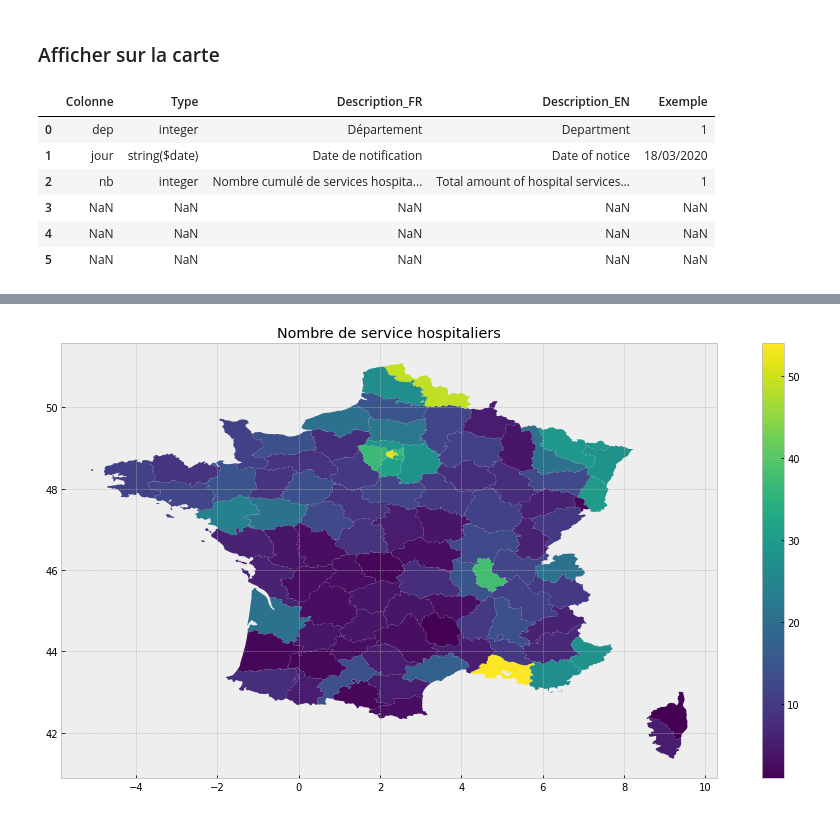
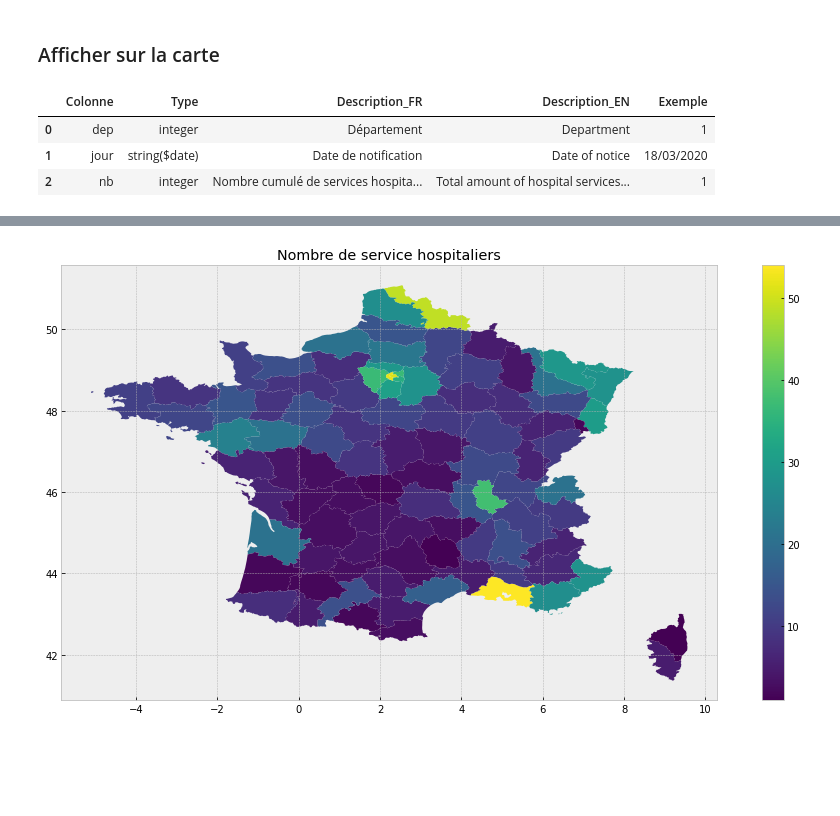
Before and after one commit to klchai/ML_COVID-19, a Jupyter notebook: ML_COVID-19.ipynb, the cells around one changed output, grey strips where cells are left out. Saved outputs shown, nothing was run; the diff lists cells and outputs as text; code cells hidden in the pictures; blank space fills up the shorter version.

```diff
--- a/ML_COVID-19.ipynb
+++ b/ML_COVID-19.ipynb
@@ -151,16 +153,13 @@ show_hosp_paris()
 carte = gpd.read_file('visual/departements-version-simplifiee.geojson')
 # %%
 data = load_hospitaliere_etablissements()
-df_today = data.loc[df.jour=="2020-05-05",['dep','nb']]
+df_today = data.loc[data.jour=="2020-05-05",['dep','nb']]
 meta = load_meta_hospitaliere_etablissements()
-display(meta)
+meta.head(3)
 # %% [output]
 |  | Colonne | Type | Description_FR | Description_EN | Exemple |
 | 0 | dep | integer | Département | Department | 1 |
 | 1 | jour | string($date) | Date de notification | Date of notice | 18/03/2020 |
 | 2 | nb | integer | Nombre cumulé de services hospita... | Total amount of hospital services... | 1 |
-| 3 | NaN | NaN | NaN | NaN | NaN |
-| 4 | NaN | NaN | NaN | NaN | NaN |
-| 5 | NaN | NaN | NaN | NaN | NaN |
 # %%
 data_merge = carte.merge(df_today, left_on='code', right_on='dep', suffixes=('','_y')).drop('dep',axis=1)
```
Also changed, not shown: parts of 7 cells of this notebook.
